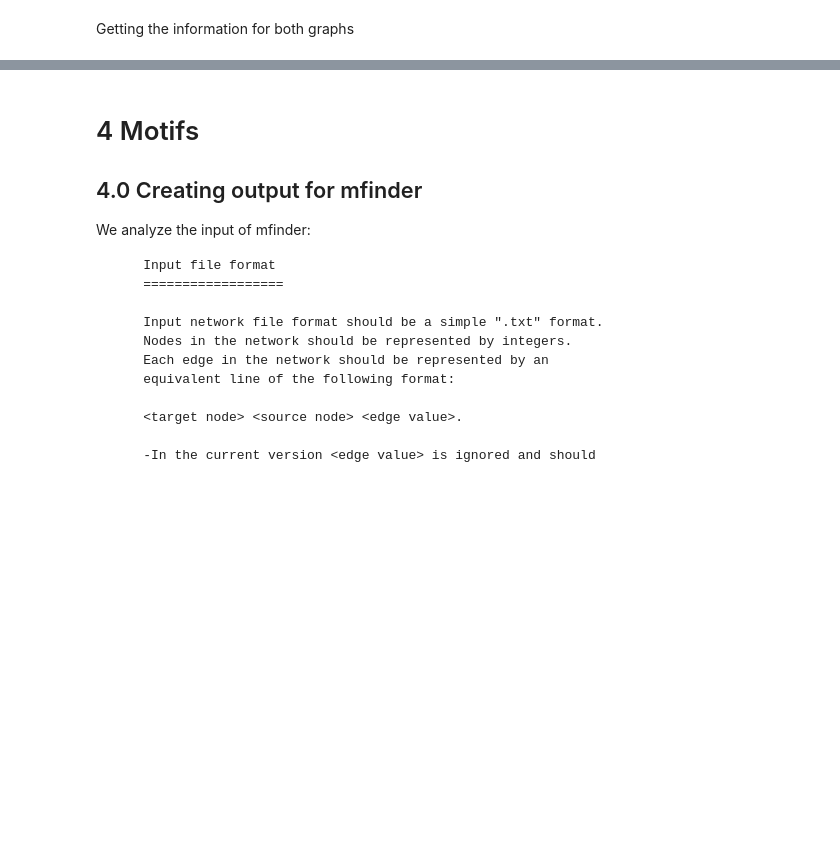
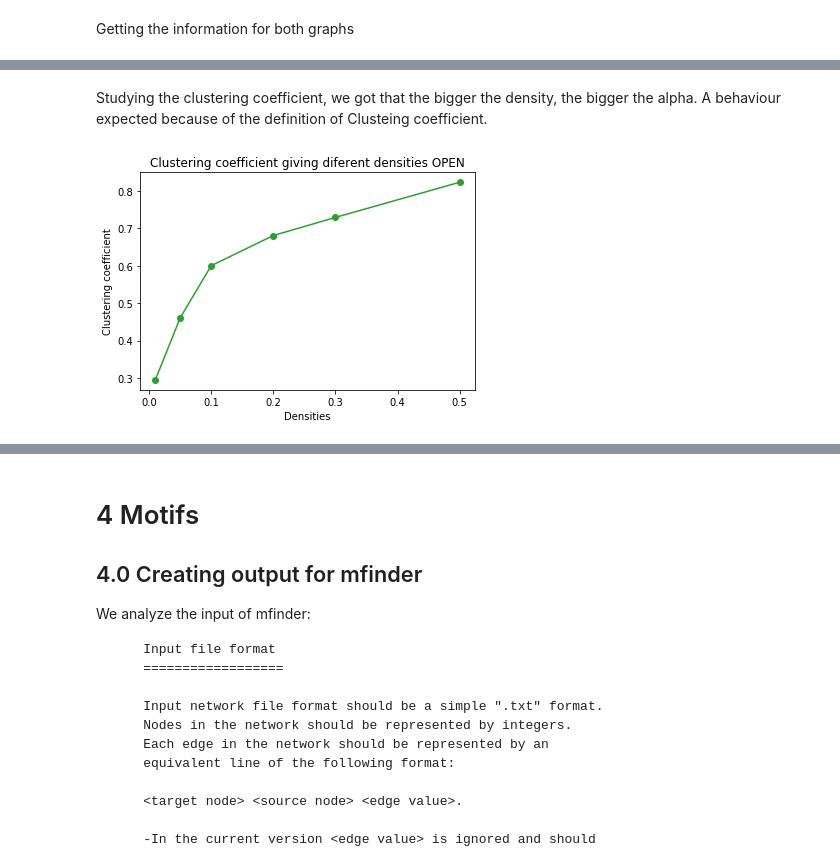
Before and after one commit to belgrades/neuroscience, a Jupyter notebook: All/All.ipynb, the cells around one changed output, grey strips where cells are left out. Cells and saved outputs as stored; diff of their text form; code cells hidden in the pictures; blank space fills up the shorter version.

```diff
--- a/All/All.ipynb
+++ b/All/All.ipynb
@@ -480,0 +620,12 @@ Getting the information for both graphs
+# %% [markdown]
+Studying the clustering coefficient, we got that the bigger the density, the bigger the alpha. A behaviour expected because of the definition of Clusteing coefficient.
+# %%
+fig = plt.figure() #THIS
+plt.plot(behaviour_open['Densities'], behaviour_open['Clustering coefficient'], '-o', color='C2')
+plt.xlabel('Densities')
+plt.ylabel('Clustering coefficient')
+plt.title("Clustering coefficient giving diferent densities OPEN")
+plt.show()
+fig.savefig('clustering_coefficient_open.jpg')#AND THIS IS IMPORTANT TO SAVE PLOTS
+# %% [output]
+[figure, added]
```
Also changed, not shown: parts of 54 cells of this notebook.
